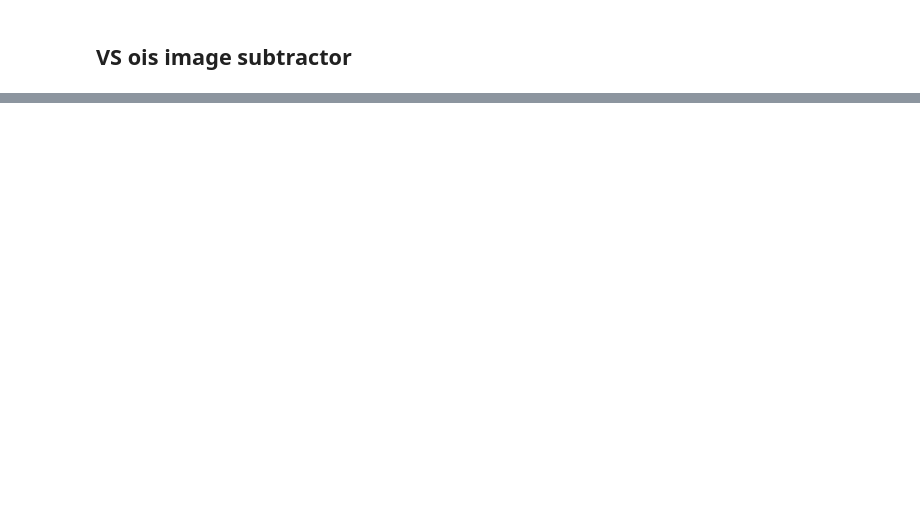
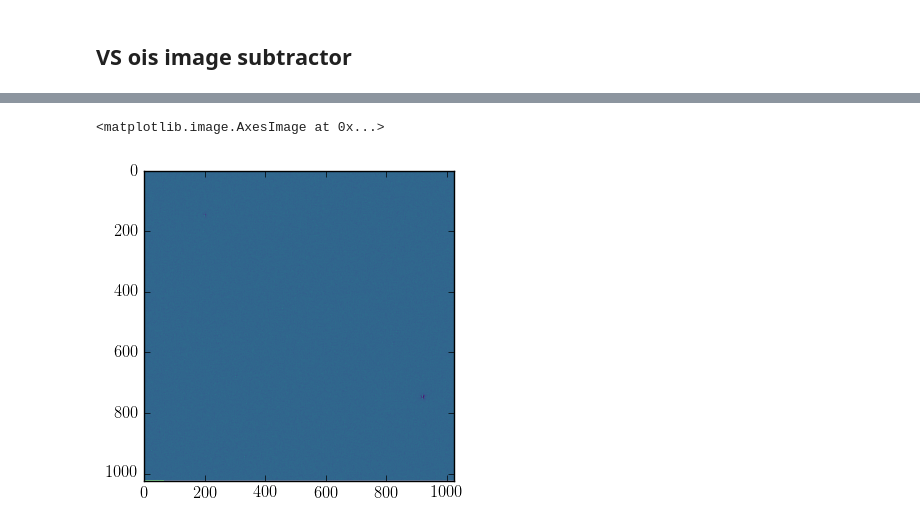
Before and after one commit to BrunoSanchez/synoptic, a Jupyter notebook: firstDiff.ipynb, the cells around one changed output, grey strips where cells are left out. Drawn from its saved outputs; the diff is of its cells as text; code cells hidden in the pictures; blank space fills up the shorter version.

```diff
--- a/firstDiff.ipynb
+++ b/firstDiff.ipynb
@@ -168,3 +169,8 @@ plt.hist(d.flatten(), log=True)
+# %%
+plt.imshow(d, interpolation='none', cmap='viridis')
+# %% [output]
+<matplotlib.image.AxesImage at 0x...>
+[figure, added]
 # %%
 %time d = ois.optimal_system(aan, ref, method='AdaptiveBramich')[0]
 # %% [output]
```
Also changed, not shown: parts of 13 cells of this notebook, 3 other files.
